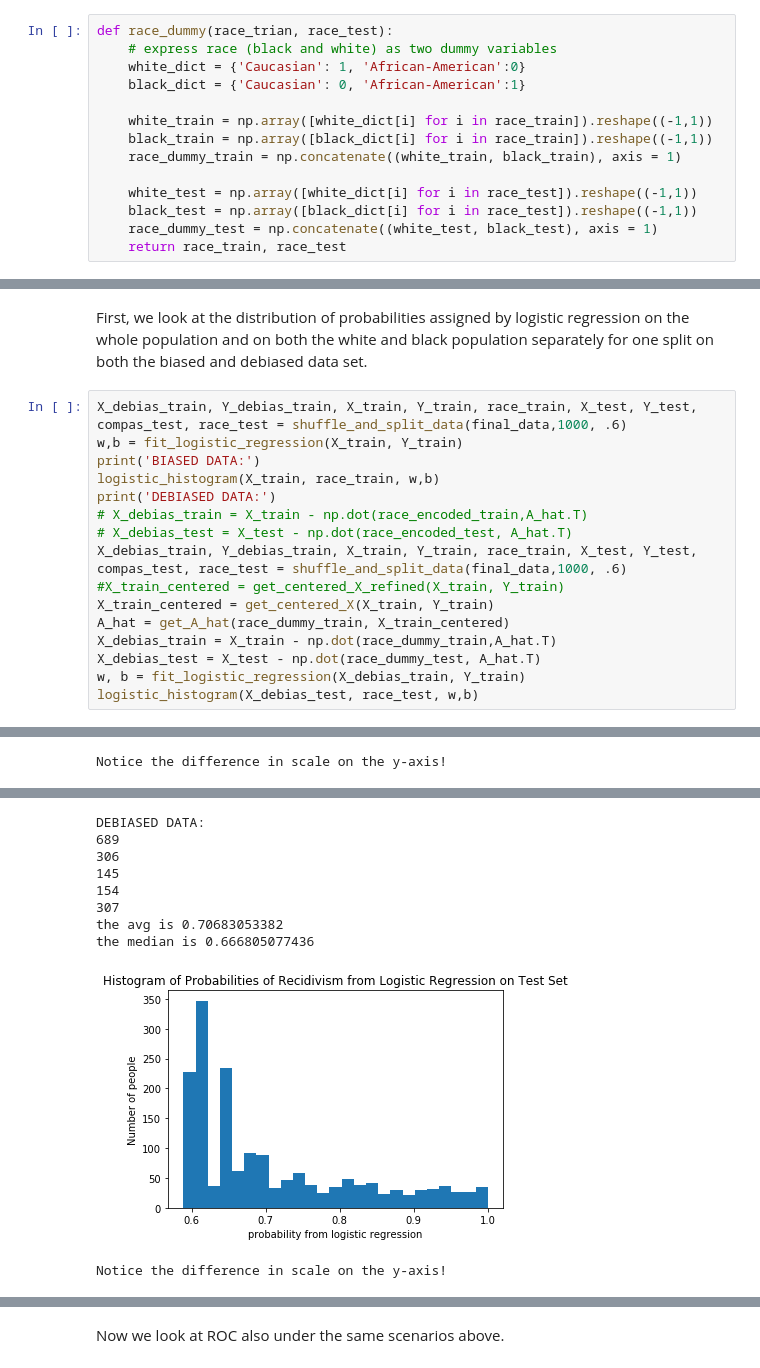
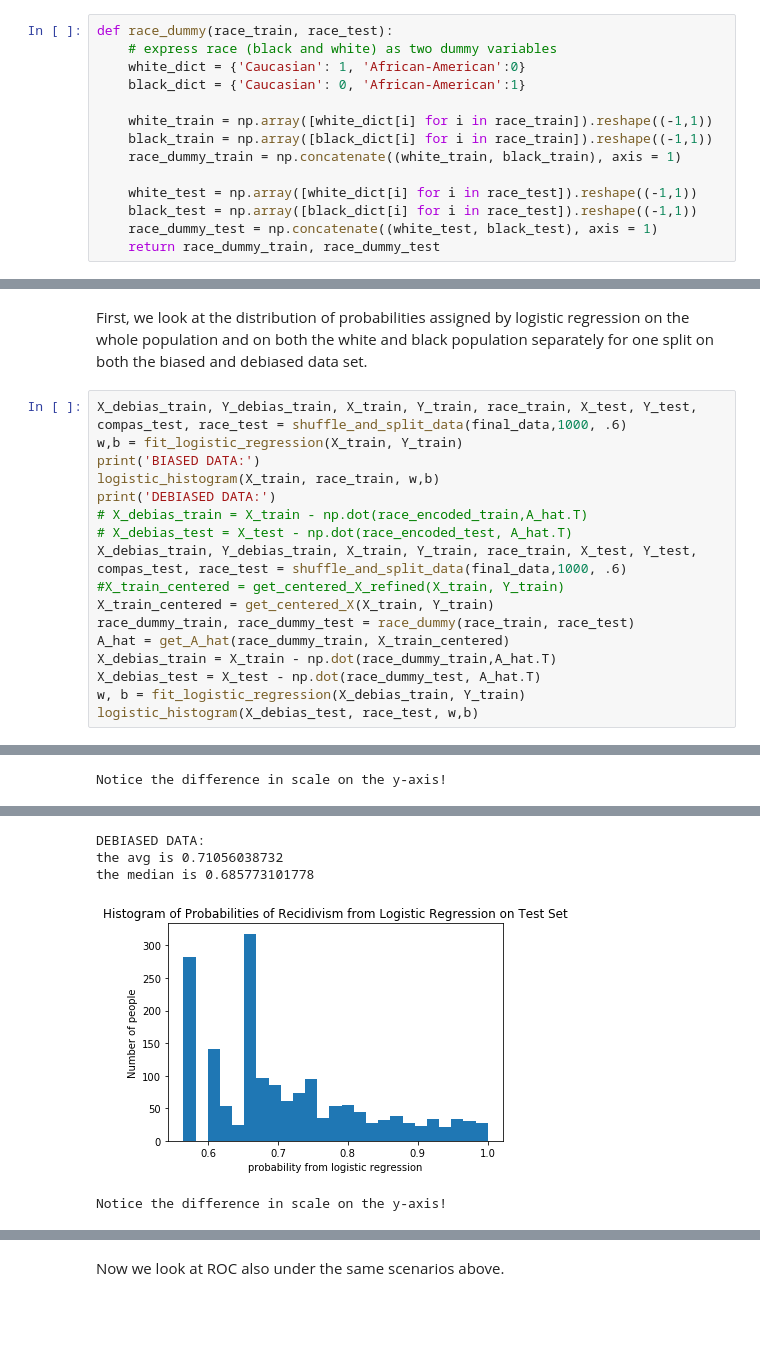
Before and after one commit to Amandarg/debias, a Jupyter notebook: COMPAS_debias_experiments.ipynb, the cells around one changed output, grey strips where cells are left out. Cells and saved outputs as stored; diff of their text form; blank space fills up the shorter version.

Commit message:
cleaned up; race dummy; refined groups; fixed error

```diff
--- a/COMPAS_debias_experiments.ipynb
+++ b/COMPAS_debias_experiments.ipynb
@@ -240,7 +240,7 @@ We partition the rows of $Y$ into 3 "homogeneous groups":
 
 To debias the data, we use least squares to estimate $A$.
 # %%
-def race_dummy(race_trian, race_test):
+def race_dummy(race_train, race_test):
     # express race (black and white) as two dummy variables
     white_dict = {'Caucasian': 1, 'African-American':0}
     black_dict = {'Caucasian': 0, 'African-American':1}
@@ -252,7 +252,7 @@ def race_dummy(race_trian, race_test):
     white_test = np.array([white_dict[i] for i in race_test]).reshape((-1,1))
     black_test = np.array([black_dict[i] for i in race_test]).reshape((-1,1))
     race_dummy_test = np.concatenate((white_test, black_test), axis = 1)
-    return race_train, race_test
+    return race_dummy_train, race_dummy_test
 # %%
 # 'is_recid',
 #  'r_charge_degree',
@@ -404,6 +404,7 @@ print('DEBIASED DATA:')
 X_debias_train, Y_debias_train, X_train, Y_train, race_train, X_test, Y_test, compas_test, race_test = shuffle_and_split_data(final_data,1000, .6)
 #X_train_centered = get_centered_X_refined(X_train, Y_train)
 X_train_centered = get_centered_X(X_train, Y_train)
+race_dummy_train, race_dummy_test = race_dummy(race_train, race_test)
 A_hat = get_A_hat(race_dummy_train, X_train_centered)
 X_debias_train = X_train - np.dot(race_dummy_train,A_hat.T)
 X_debias_test = X_test - np.dot(race_dummy_test, A_hat.T)
@@ -419,10 +420,5 @@ Notice the difference in scale on the y-axis!
 DEBIASED DATA:
-689
-306
-145
-154
-307
-the avg is 0.70683053382
-the median is 0.666805077436
+the avg is 0.71056038732
+the median is 0.685773101778
-[figure, old version]
+[figure, new version]
 Notice the difference in scale on the y-axis!
```
Also changed, not shown: parts of 3 cells of this notebook.
